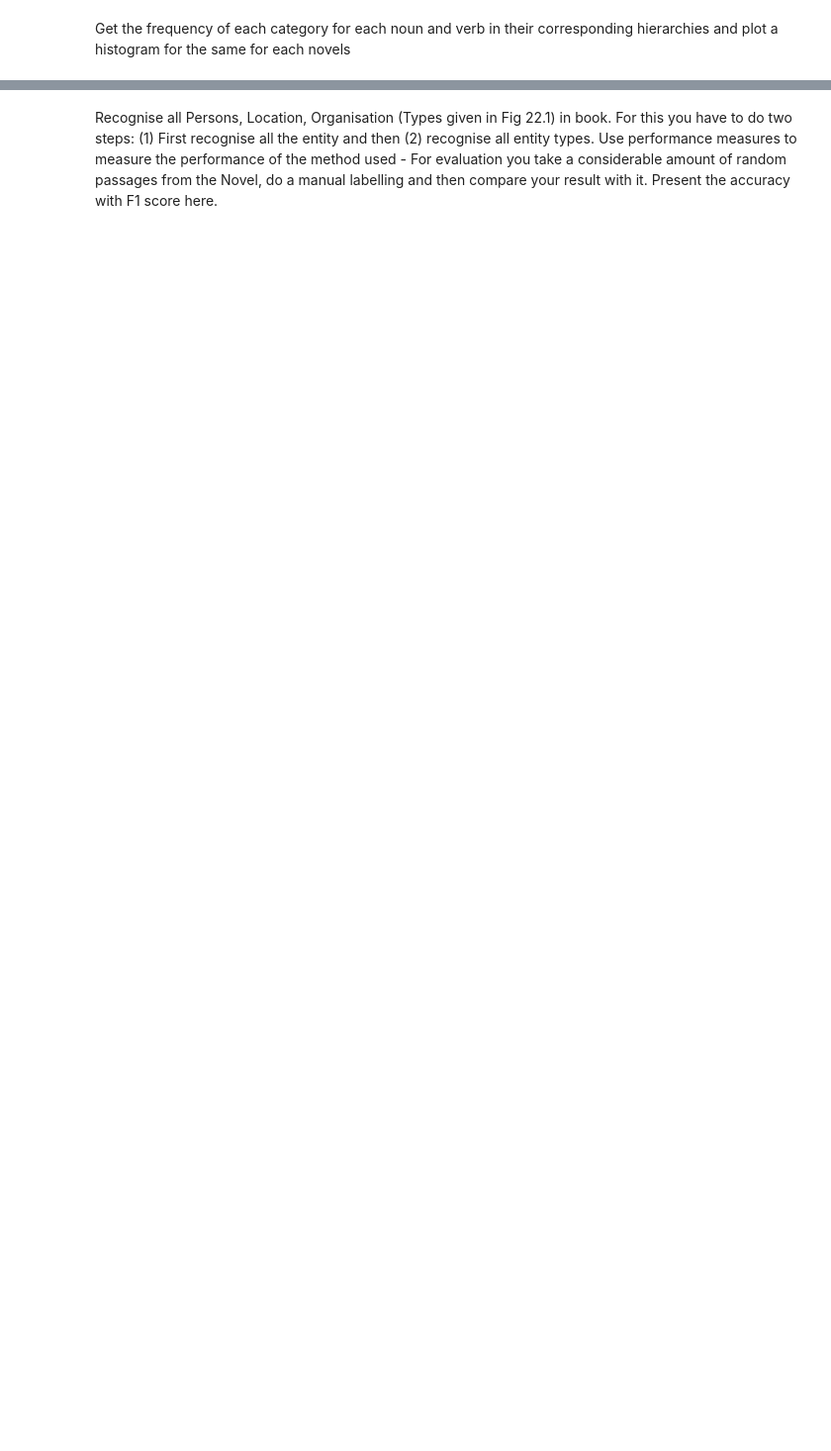
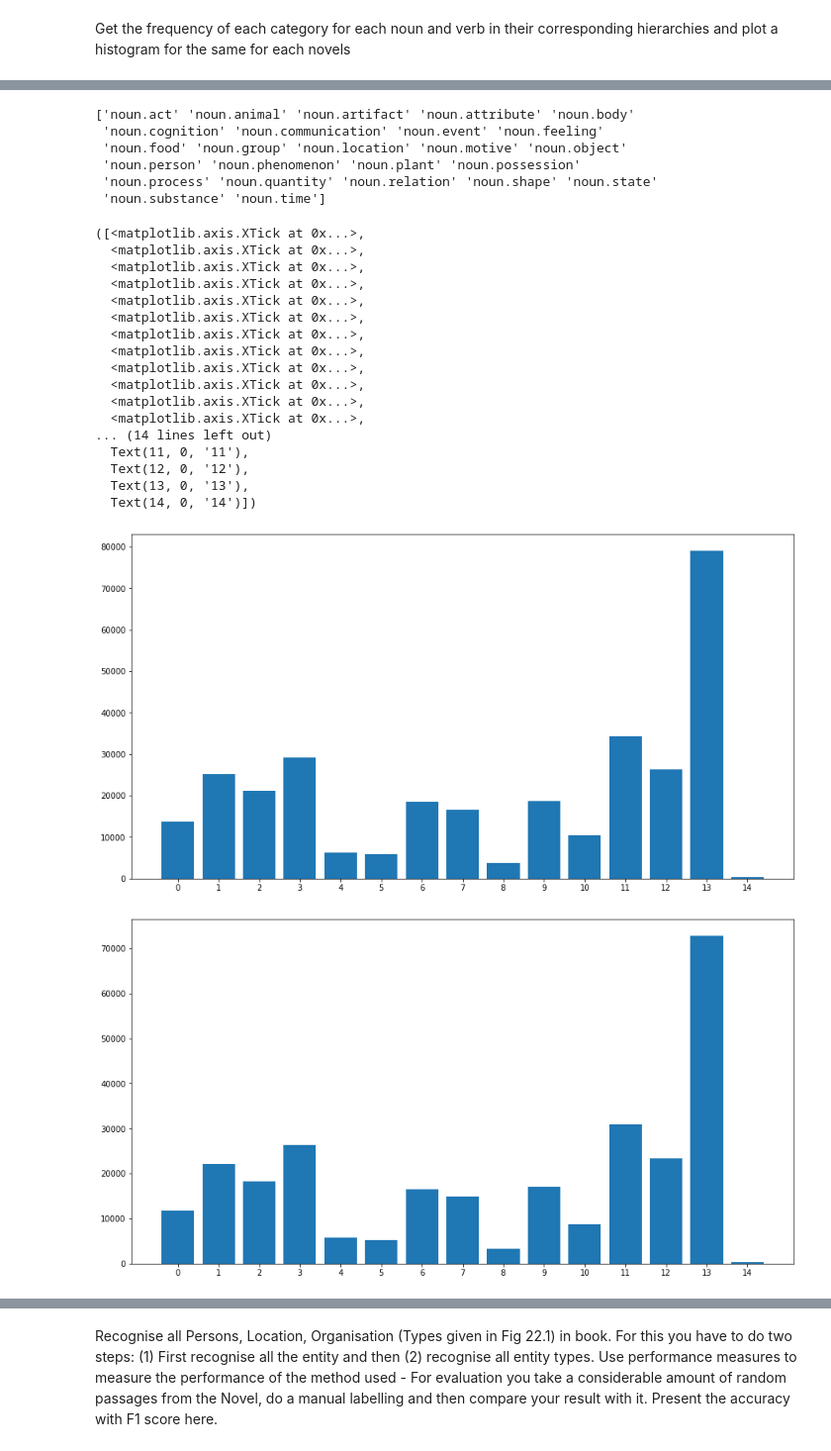
Before and after one commit to Rishabhsahu325/NLP_projectRound2, a Jupyter notebook: Round2.ipynb, the cells around one changed output, grey strips where cells are left out. Shown at 99% size. Drawn from its saved outputs; the diff is of its cells as text; code cells hidden in the pictures; blank space fills up the shorter version.

```diff
--- a/Round2.ipynb
+++ b/Round2.ipynb
@@ -98,0 +242,40 @@ Get the frequency of each category for each noun and verb in their corresponding
+# %%
+print(labels)
+# %% [output]
+['noun.act' 'noun.animal' 'noun.artifact' 'noun.attribute' 'noun.body'
+ 'noun.cognition' 'noun.communication' 'noun.event' 'noun.feeling'
+ 'noun.food' 'noun.group' 'noun.location' 'noun.motive' 'noun.object'
+ 'noun.person' 'noun.phenomenon' 'noun.plant' 'noun.possession'
+ 'noun.process' 'noun.quantity' 'noun.relation' 'noun.shape' 'noun.state'
+ 'noun.substance' 'noun.time']
+# %%
+labels, counts = np.unique(verb_superset1,return_counts=True)
+ticks = range(len(counts))
+plt.figure(figsize=(15,8))
+plt.bar(ticks,counts, align='center')
+plt.xticks(ticks, range(len(labels)))
+labels, counts = np.unique(verb_superset2,return_counts=True)
+ticks = range(len(counts))
+plt.figure(figsize=(15,8))
+plt.bar(ticks,counts, align='center')
+plt.xticks(ticks, range(len(labels)))
+# %% [output]
+([<matplotlib.axis.XTick at 0x...>,
+  <matplotlib.axis.XTick at 0x...>,
+  <matplotlib.axis.XTick at 0x...>,
+  <matplotlib.axis.XTick at 0x...>,
+  <matplotlib.axis.XTick at 0x...>,
+  <matplotlib.axis.XTick at 0x...>,
+  <matplotlib.axis.XTick at 0x...>,
+  <matplotlib.axis.XTick at 0x...>,
+  <matplotlib.axis.XTick at 0x...>,
+  <matplotlib.axis.XTick at 0x...>,
+  <matplotlib.axis.XTick at 0x...>,
+  <matplotlib.axis.XTick at 0x...>,
+... (14 lines left out)
+  Text(11, 0, '11'),
+  Text(12, 0, '12'),
+  Text(13, 0, '13'),
+  Text(14, 0, '14')])
+[figure, added]
+[figure, added]
```
Also changed, not shown: parts of 54 cells of this notebook, 2 other files.
